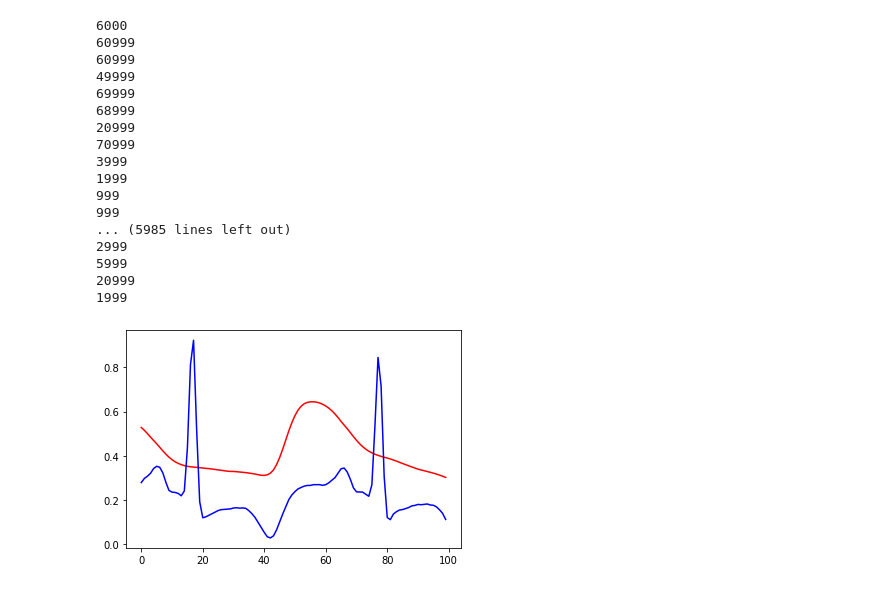
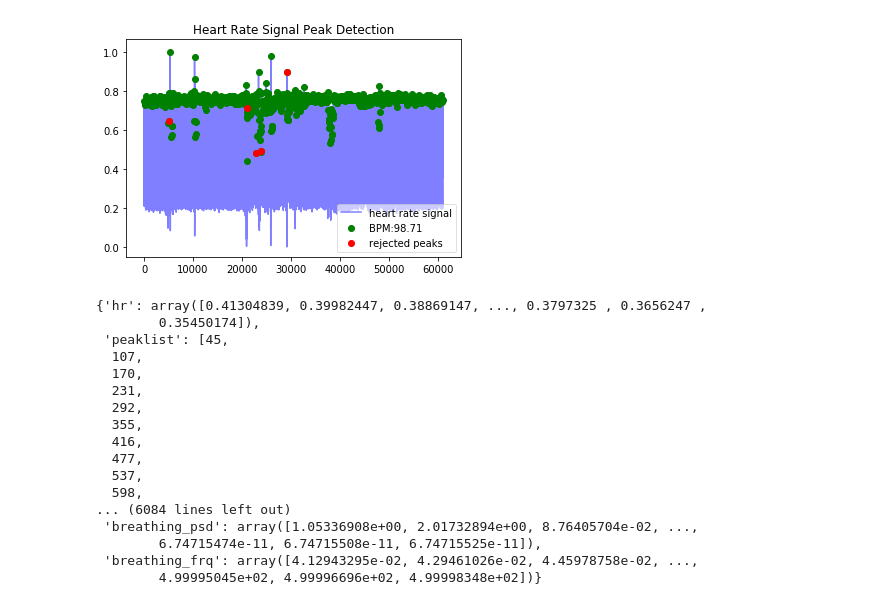
Before and after one commit to Yan-Cheng-Hsu/Blood-Pressure-Estimation-Model, a Jupyter notebook: Preprocessing/Preprocessing.ipynb, the cells around one changed output. Saved outputs shown, nothing was run; the diff lists cells and outputs as text; code cells hidden in the pictures.

```diff
--- a/Preprocessing/Preprocessing.ipynb
+++ b/Preprocessing/Preprocessing.ipynb
@@ -69,23 +24,0 @@ for i in range( len(RearrangedData['ecg']) ):
-# %%
-print( len( AttributeTable['1stDiffofECG'] ) )
-
-for i in range( len(AttributeTable['1stDiffofECG']) ):
-    print( len( AttributeTable['1stDiffofECG'][i] ) )
-# %% [output]
-6000
-60999
-60999
-49999
-69999
-68999
-20999
-70999
-3999
-1999
-999
-999
-... (5985 lines left out)
-2999
-5999
-20999
-1999
@@ -94,8 +25,30 @@ for i in range( len(AttributeTable['1stDiffofECG']) ):
-# %%
-NumofSamples = 10000
-t = np.arange( 0., 100 , 1. )
-#plt.plot( t, Data1['preprocessed_Part_1'][0][0][0][0:249], 'r--', t, Data1['preprocessed_Part_1'][0][0][1][0:249], 'bs', t, Data1['preprocessed_Part_1'][0][0][2][0:249], 'g^' )
-plt.plot( t, RearrangedData['ppg'][0][10450:10550], 'r', t, RearrangedData['ecg'][0][10450:10550], 'b')
-plt.show()
-# %% [output]
-[figure, removed]
+# %%
+#Declaration of Attribute Table
+AttributeTable = {}
+
+
+
+
+working_data, measures = hp.process(RearrangedData['ppg'][0], 100.0)
+hp.plotter(working_data, measures)
+measures
+working_data
+# %% [output]
+[figure, added]
+{'hr': array([0.41304839, 0.39982447, 0.38869147, ..., 0.3797325 , 0.3656247 ,
+        0.35450174]),
+ 'peaklist': [45,
+  107,
+  170,
+  231,
+  292,
+  355,
+  416,
+  477,
+  537,
+  598,
+... (6084 lines left out)
+ 'breathing_psd': array([1.05336908e+00, 2.01732894e+00, 8.76405704e-02, ...,
+        6.74715474e-11, 6.74715508e-11, 6.74715525e-11]),
+ 'breathing_frq': array([4.12943295e-02, 4.29461026e-02, 4.45978758e-02, ...,
+        4.99995045e+02, 4.99996696e+02, 4.99998348e+02])}
```
Also changed, not shown: parts of 10 cells of this notebook.
